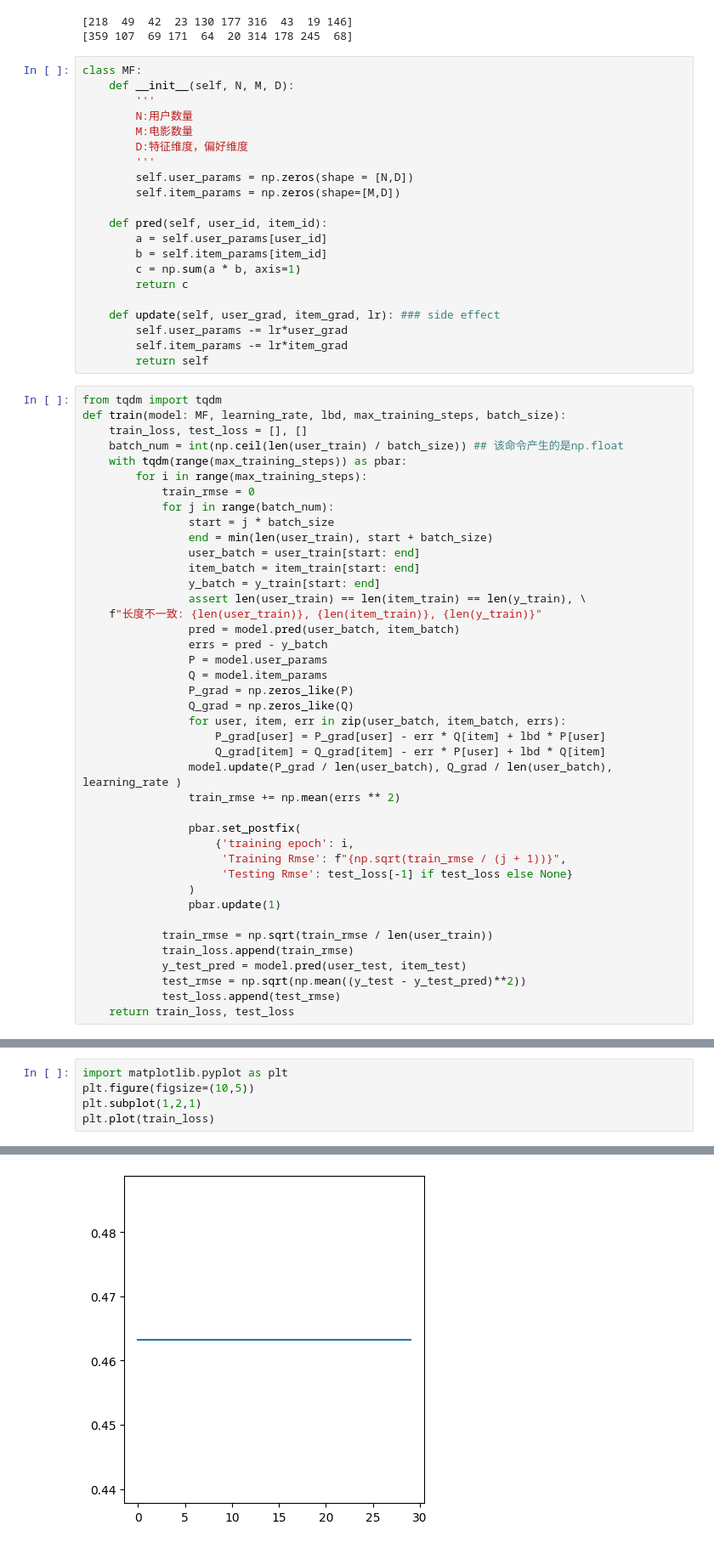
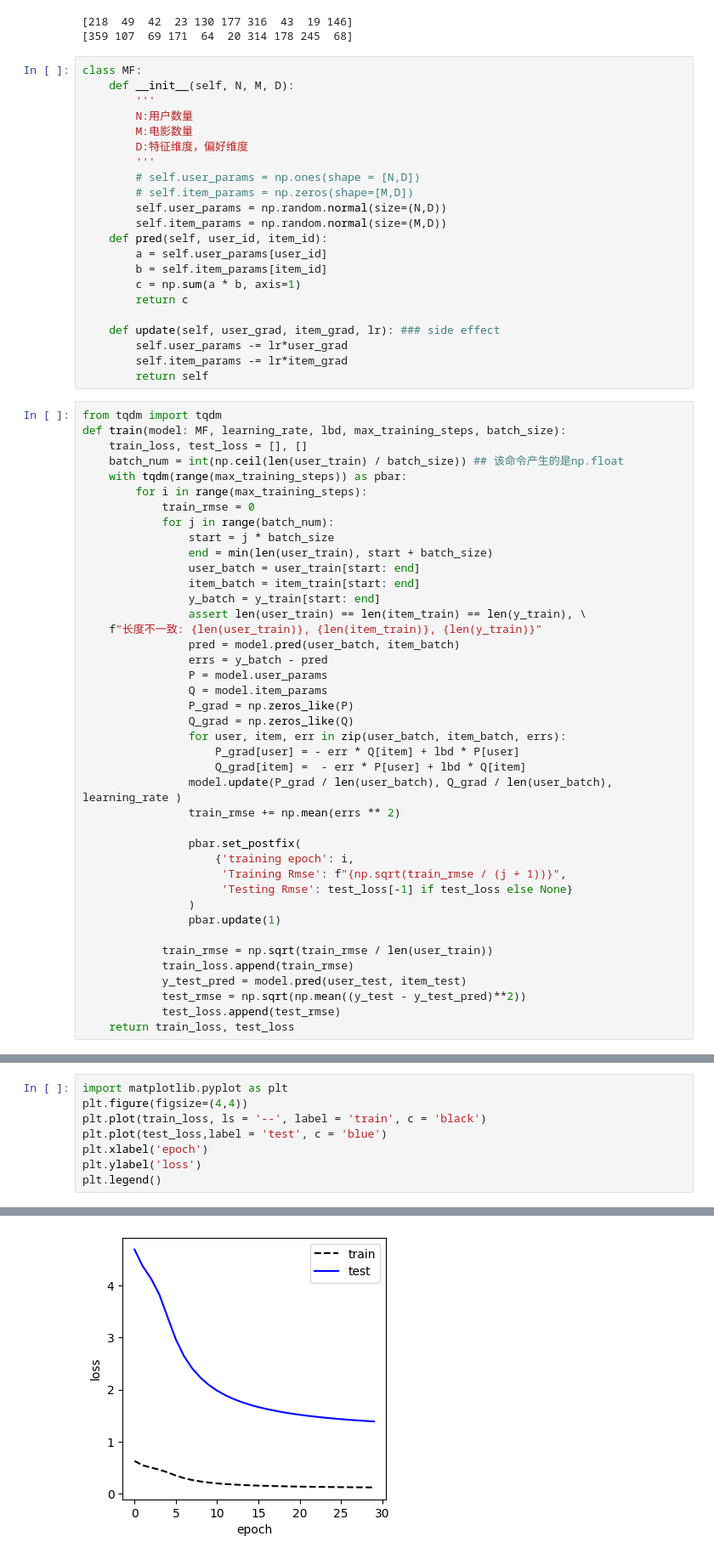
Before and after one commit to eric-statis/Hands-on-ml, a Jupyter notebook: 第7章 双线性模型/ex.ipynb, the cells around one changed output, grey strips where cells are left out. Shown at 85% size. Saved outputs shown, nothing was run; the diff lists cells and outputs as text.

```diff
--- a/第7章 双线性模型/ex.ipynb
+++ b/第7章 双线性模型/ex.ipynb
@@ -61,9 +62,10 @@ class MF:
         M:电影数量
         D:特征维度，偏好维度
         '''
-        self.user_params = np.zeros(shape = [N,D])
-        self.item_params = np.zeros(shape=[M,D])
-
+        # self.user_params = np.ones(shape = [N,D])
+        # self.item_params = np.zeros(shape=[M,D])
+        self.user_params = np.random.normal(size=(N,D))
+        self.item_params = np.random.normal(size=(M,D))
     def pred(self, user_id, item_id):
         a = self.user_params[user_id]
         b = self.item_params[item_id]
@@ -91,14 +93,14 @@ def train(model: MF, learning_rate, lbd, max_training_steps, batch_size):
                 assert len(user_train) == len(item_train) == len(y_train), \
     f"长度不一致: {len(user_train)}, {len(item_train)}, {len(y_train)}"
                 pred = model.pred(user_batch, item_batch)
-                errs = pred - y_batch
+                errs = y_batch - pred
                 P = model.user_params
                 Q = model.item_params
                 P_grad = np.zeros_like(P)
                 Q_grad = np.zeros_like(Q)
                 for user, item, err in zip(user_batch, item_batch, errs):
-                    P_grad[user] = P_grad[user] - err * Q[item] + lbd * P[user]
-                    Q_grad[item] = Q_grad[item] - err * P[user] + lbd * Q[item]
+                    P_grad[user] = - err * Q[item] + lbd * P[user]
+                    Q_grad[item] =  - err * P[user] + lbd * Q[item]
                 model.update(P_grad / len(user_batch), Q_grad / len(user_batch), learning_rate )
                 train_rmse += np.mean(errs ** 2)
 
@@ -129,6 +134,9 @@ KeyboardInterrupt:
 # %%
 import matplotlib.pyplot as plt
-plt.figure(figsize=(10,5))
-plt.subplot(1,2,1)
-plt.plot(train_loss)
+plt.figure(figsize=(4,4))
+plt.plot(train_loss, ls = '--', label = 'train', c = 'black')
+plt.plot(test_loss,label = 'test', c = 'blue')
+plt.xlabel('epoch')
+plt.ylabel('loss')
+plt.legend()
 # %% [output]
@@ -136 +144 @@ plt.plot(train_loss)
-[figure, old version]
+[figure, new version]
```
Also changed, not shown: parts of 6 cells of this notebook, 1 other file.
